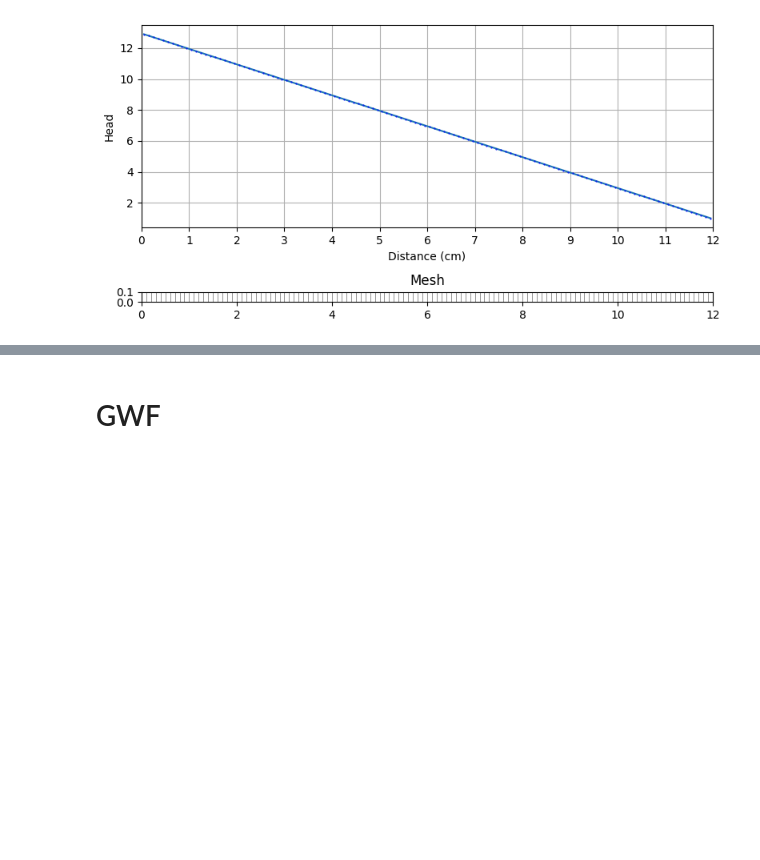
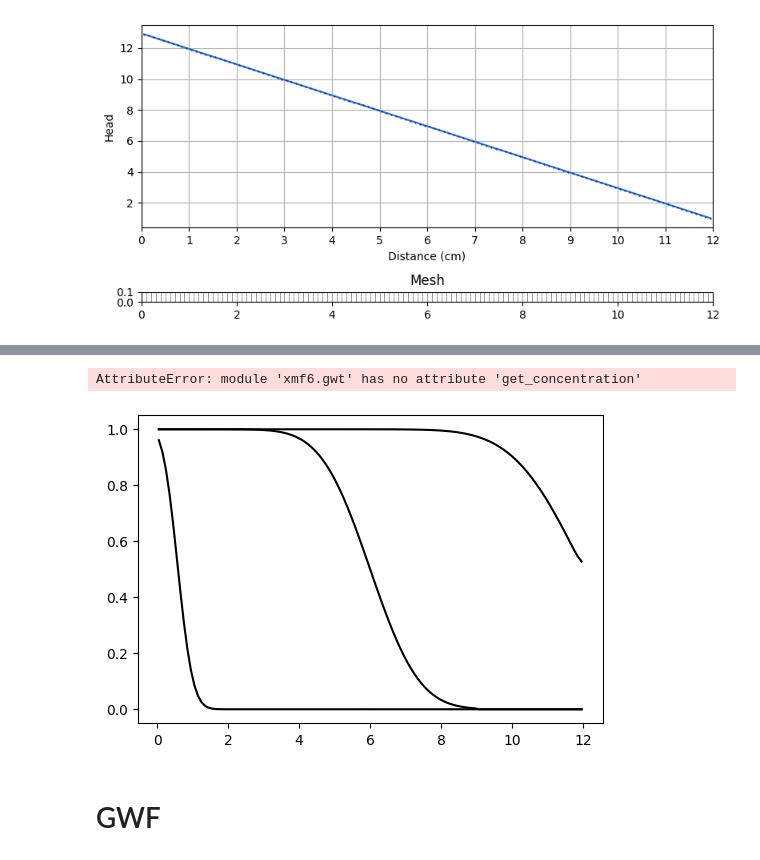
Before and after one commit to luiggix/xmf6, a Jupyter notebook: examples/02_flow_trans/01_flow_trans_1D.ipynb, the cells around one changed output, grey strips where cells are left out. Drawn from its saved outputs; the diff is of its cells as text; code cells hidden in the pictures; blank space fills up the shorter version.

Commit message:
get_concentration added to gwt

```diff
--- a/examples/02_flow_trans/01_flow_trans_1D.ipynb
+++ b/examples/02_flow_trans/01_flow_trans_1D.ipynb
@@ -198,7 +198,7 @@ plt.show()
 # %%
 # Parámetros de la simulación (flopy.mf6.MFSimulation)
 init_t = {
-    'sim_name' : "trans",
+    'sim_name' : "transport",
     'exe_name' : "C:\\Users\\luiggi\\Documents\\GitSites\\xmf6\\mf6\\windows\\mf6",
 #    'exe_name' : "../../mf6/macosarm/mf6",
     'sim_ws' : "output_flow_trans_1D"
@@ -214,7 +214,7 @@ ims_t = {
 
 # Parámetros para el modelo de transporte (flopy.mf6.ModflowGwt)
 gwt = {
-    'modelname': init["sim_name"],
+    'modelname': init_t["sim_name"],
     'save_flows': True
 }
 
@@ -266,28 +266,24 @@ obs = {
     }
 }
 
-print(obs)
-xmf6.nice_print(obs)
-
 # Parámetros para almacenar y mostrar la salida de la simulación (flopy.mf6.ModflowGwtoc)
 oc_t = {
-    'budget_filerecord': f"{init['sim_name']}.bud",
-    'concentration_filerecord': f"{init['sim_name']}",
+    'budget_filerecord': f"{init_t['sim_name']}.bud",
+    'concentration_filerecord': f"{init_t['sim_name']}.ucn",
     'saverecord' : [("CONCENTRATION", "ALL"), ("BUDGET", "LAST")],
     'printrecord' : [("CONCENTRATION", "LAST"), ("BUDGET", "LAST")],
 }
 
-
 # --- Inicialización de la simulación ---
-o_simt = xmf6.common.init_sim(silent = True, init = init_t, tdis = tdis, ims = ims_t)
-o_gwt, packagest = xmf6.gwt.set_packages(o_simt, silent = True,
+o_sim_t = xmf6.common.init_sim(silent = True, init = init_t,
+                               tdis = tdis, ims = ims_t)
+o_gwt, packagest = xmf6.gwt.set_packages(o_sim_t, silent = True,
                                         gwt = gwt,
                                         dis = dis, ic = ic_t,
                                         mst = mst, adv = adv, dps = dsp, fmi = fmi, ssm = ssm,
                                         oc = oc_t)
 
-o_obs = xmf6.common.set_obs(o_gwt, obs)
-print(o_obs)
+o_obs = xmf6.common.set_obs(o_gwt, obs, silent = True)
 
 # --- Escritura de archivos ---
 o_sim_t.write_simulation(silent = True)
@@ -315,3 +312,60 @@ TypeError: ModflowUtlobs.__init__() missing 1 required positional argument: 'par
+# %%
+##### Leemos la solución analítica #####
+sol_path = 'analytic/' + dirname
+a1_0 = np.load(sol_path + '/a1_x_0.npy')
+a1_1 = np.load(sol_path + '/a1_x_1.npy')
+a1_2 = np.load(sol_path + '/a1_x_2.npy')
+
+f, (ax2) = plt.subplots(1, 1, figsize=(6,4), sharex=True)
+iskip = 3
+
+##### Concentración #####
+# Solución analítica
+xmf6.plot(ax2, x[0], a1_0, c = 'k', label='Analytic')
+xmf6.plot(ax2, x[0], a1_1, c = 'k')
+xmf6.plot(ax2, x[0], a1_2, c = 'k')
+
+# Solución numérica
+citer = [11, 119, 239]
+ctimes = [6.0, 60.0, 120.0]
+#for c, (i, t) in enumerate(zip(citer, ctimes)):
+#    color = 'C'+str(c)
+#    # Solución Diferencias Finitas, Implícito
+#    xmf6.scatter(ax2, xi[::iskip], dfi_conc[i][::iskip], label=f'DFI-{t}',
+#                 marker="o", ec=color, fc="w", alpha=0.95, s=35, zorder=3)
+
+for c, (i, t) in enumerate(zip(citer, ctimes)):
+    # Solución MODFLOW 6
+    gwt_conc = xmf6.gwt.get_concentration(sim_t, t)
+    if t < 10:
+        xmf6.scatter(ax2, x[0][::iskip], gwt_conc[::iskip], label=f'GWT',
+                     marker="v", c='darkblue', alpha=0.5, s=10, zorder=5)
+    else:
+        xmf6.scatter(ax2, x[0][::iskip], gwt_conc[::iskip],
+                     marker="v", c='darkblue', alpha=0.5, s=10, zorder=5)
+
+
+#handles, labels = ax2.get_legend_handles_labels()
+#order = [1,2,3,4,0]
+#handles = [handles[idx] for idx in order]
+#labels = [labels[idx] for idx in order]
+
+# Decoración de la gráfica
+#ax2.legend(handles, labels, loc="upper right", ncol=2)
+ax2.legend()
+ax2.set_xlim(0, 12)
+ax2.set_ylim(-0.1, 1.5)
+ax2.set_xticks(ticks=np.linspace(0, mesh.row_length,13))
+ax2.set_xlabel("Distance (cm)")
+ax2.set_ylabel("Concentration")
+ax2.grid(True)
+
+plt.tight_layout()
+#plt.savefig(dirname + '.png', dpi=120)
+plt.show()
+# %% [output]
+AttributeError: module 'xmf6.gwt' has no attribute 'get_concentration'
+[figure, added]
 # %%
 ph_par = dict(
     specific_discharge = 0.1,  # Specific discharge ($cm s^{-1}$)
```
Also changed, not shown: parts of 1 cell of this notebook, 3 other files.
